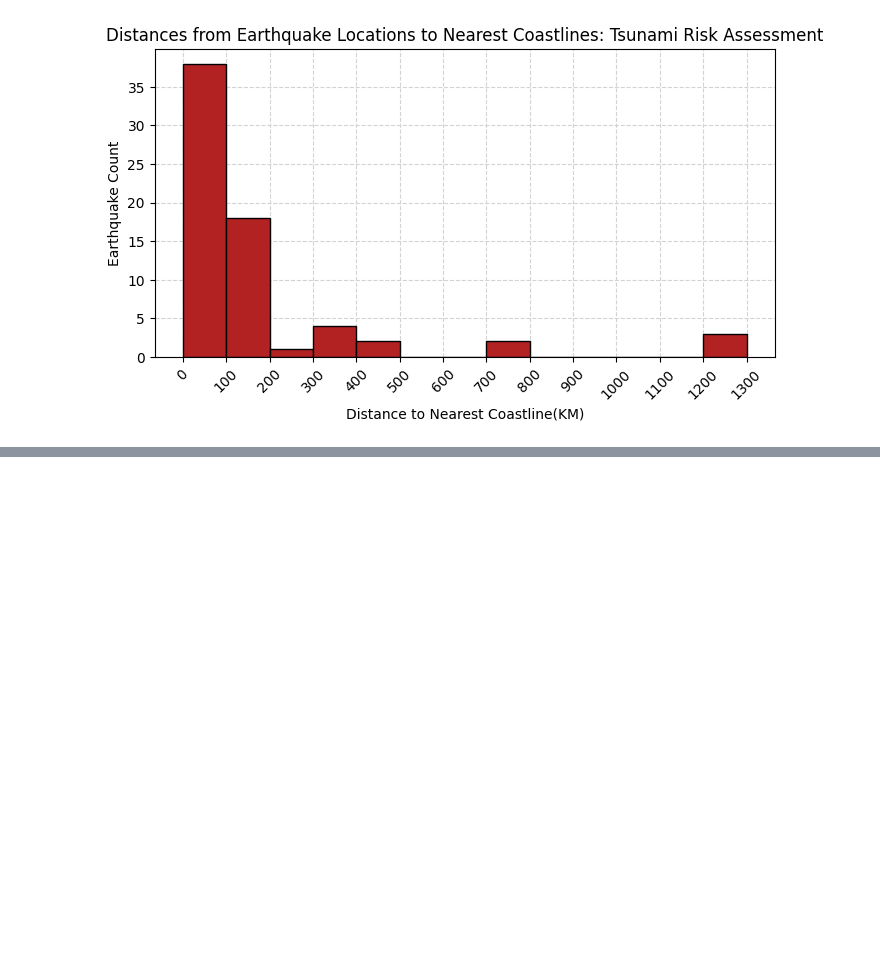
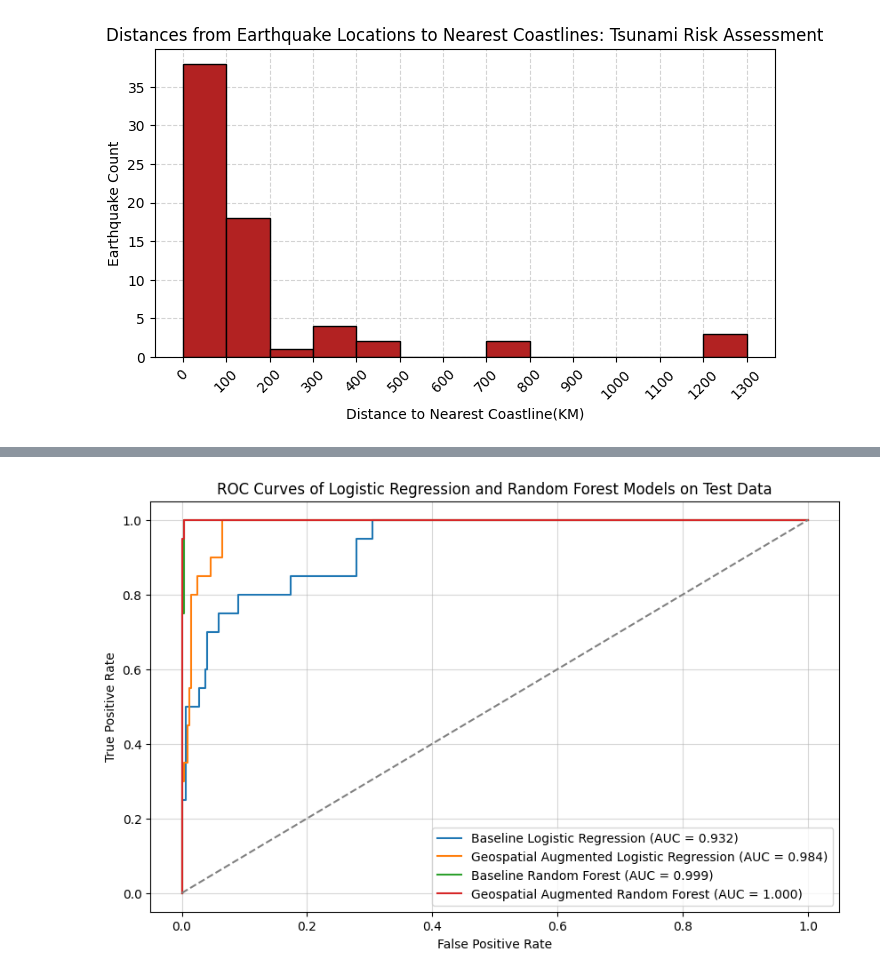
Before and after one commit to connormcmanigal/data-analysis-ML-geospatial-earthquake, a Jupyter notebook: geoanalysis.ipynb, the cells around one changed output, grey strips where cells are left out. Cells and saved outputs as stored; diff of their text form; code cells hidden in the pictures; blank space fills up the shorter version.

```diff
--- a/geoanalysis.ipynb
+++ b/geoanalysis.ipynb
@@ -538,0 +772,28 @@ plt.show()
+# %%
+metrics = []
+models = {
+    'Baseline Logistic Regression': base_log_regCV.best_estimator_,
+    'Geospatial Augmented Logistic Regression': aug_log_regCV.best_estimator_,
+    'Baseline Random Forest': base_ran_forCV.best_estimator_,
+    'Geospatial Augmented Random Forest': aug_ran_forCV.best_estimator_
+}
+
+for model_name, model in models.items():
+    y_prob = model.predict_proba(X_test)[:, 1]
+    y_pred = model.predict(X_test)
+    # metrics
+    roc = roc_auc_score(y_test, y_prob)
+    prec = precision_score(y_test, y_pred)
+    rec = recall_score(y_test, y_pred)
+    f1 = f1_score(y_test, y_pred)
+
+    metrics.append({
+        'Model': model_name,
+        'ROC-AUC': roc,
+        'Precision': prec,
+        'Recall': rec,
+        'F1 Score': f1
+    })
+
+metrics_df = pd.DataFrame(metrics)
+metrics_df
@@ -538,0 +828,15 @@ plt.show()
+# %%
+plt.figure(figsize = (10, 6))
+
+for model_name, model in models.items():
+    plot_roc_curve(model, X_test, y_test, model_name)
+
+plt.plot([0, 1], [0, 1], linestyle = '--', color = 'gray')
+plt.title('ROC Curves of Logistic Regression and Random Forest Models on Test Data')
+plt.xlabel('False Positive Rate')
+plt.ylabel('True Positive Rate')
+plt.grid(alpha=0.5)
+plt.legend()
+plt.show()
+# %% [output]
+[figure, added]
```
Also changed, not shown: parts of 30 cells of this notebook.
